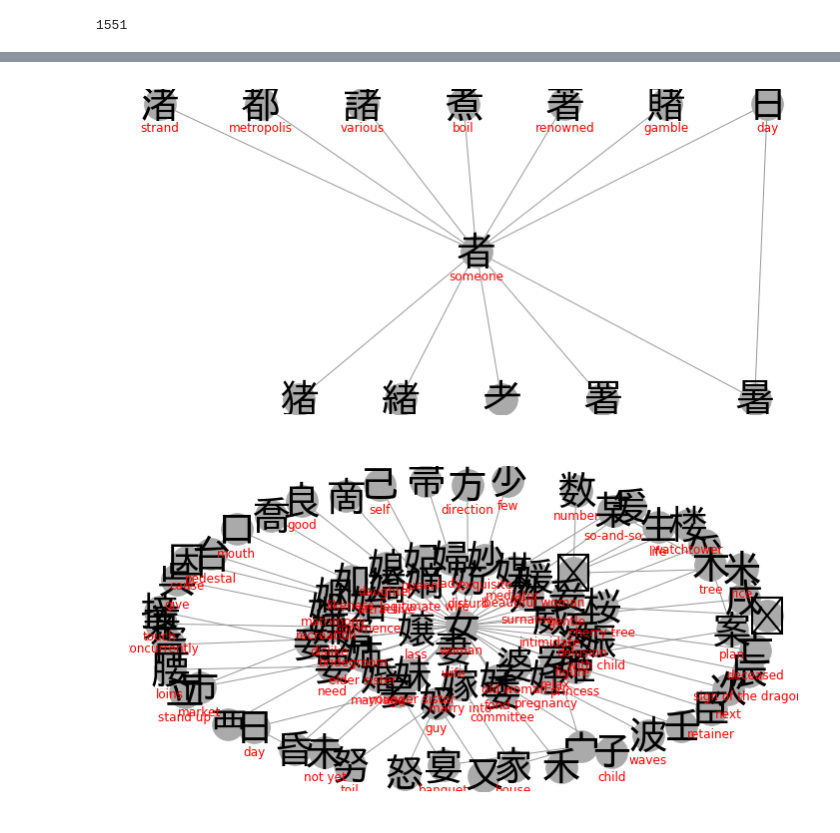
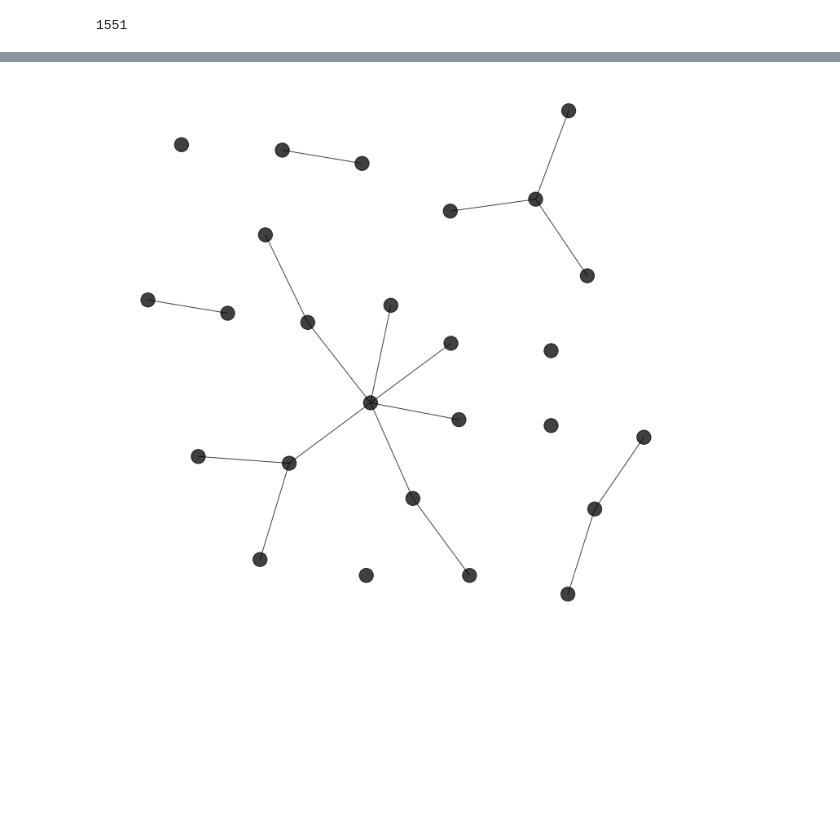
Before and after one commit to mpenkov/nihongo, a Jupyter notebook: demo.ipynb, the cells around one changed output, grey strips where cells are left out. Drawn from its saved outputs; the diff is of its cells as text; code cells hidden in the pictures; blank space fills up the shorter version.

```diff
--- a/demo.ipynb
+++ b/demo.ipynb
@@ -3,10 +3,10 @@
 import matplotlib.pyplot as plt
 import matplotlib.font_manager
 
-def bigprint(*args):
+def bigprint(*args, font_size="2em"):
     """Prints the arguments using a larger font so Kanji are easier to read."""
     import IPython.core.display
-    html = '<div style="font-family: TakaoGothic; font-size: 2em; line-height: 1.5">' + ' '.join(args) + '</div>'
+    html = '<div style="font-family: TakaoGothic; font-size: %s; line-height: 1.5">' % font_size + ' '.join(args) + '</div>'
     IPython.core.display.display(IPython.core.display.HTML(html))
 
 def demo(function):
@@ -433,7 +509,7 @@ import networkx as nx
 import matplotlib.pyplot as plt
 from networkx.drawing.nx_agraph import graphviz_layout, write_dot
 
-def construct_graph(kanji_list, edge_function):
+def construct_graph(kanji_list, edge_function=includes):
     """Construct a graph that covers the specified Kanji.
 
     Automatically construct edges using the edge function.
@@ -627,8 +559,18 @@ focus(fkw['dormitory'], depth=2, model='neato')
-# %%
-focus(fkw['signature'], depth=2)
-# %% [output]
-[figure, removed]
-# %%
-focus(fkw['woman'], model='neato', depth=2)
-# %% [output]
-[figure, removed]
+# %%
+# The above visualization is not useful because the graph contains too many nodes/edges.
+# We can use subgraphs to visualize parts of the larger graph.
+# How do we select the nodes for the subgraph?
+# Several options:
+#
+# - Heisig lesson (select nodes belonging to a particular lesson)
+# - Radical (select nodes that have a particular radical)
+# - Stroke count (select nodes that have a particular number of strokes)
+# - Focus on a single node and explore a subgraph from it
+# - Any others?
+#
+# Let's split the big graph by Heisig lesson, and look at lesson 17 as an example.
+subgraph_kanji = heisig_lesson[17]
+subgraph = G.subgraph(subgraph_kanji)
+simple_plot(subgraph, figsize=(12, 12), alpha=0.75);
+# %% [output]
+[figure, added]
```
Also changed, not shown: parts of 61 cells of this notebook, 6 other files.
